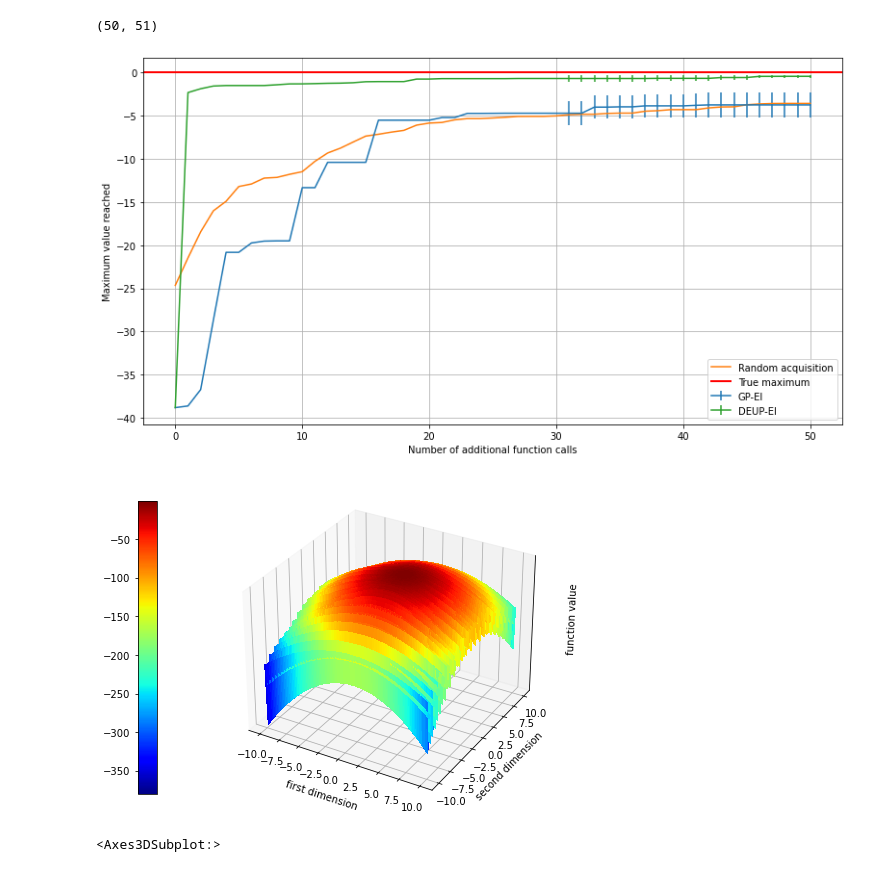
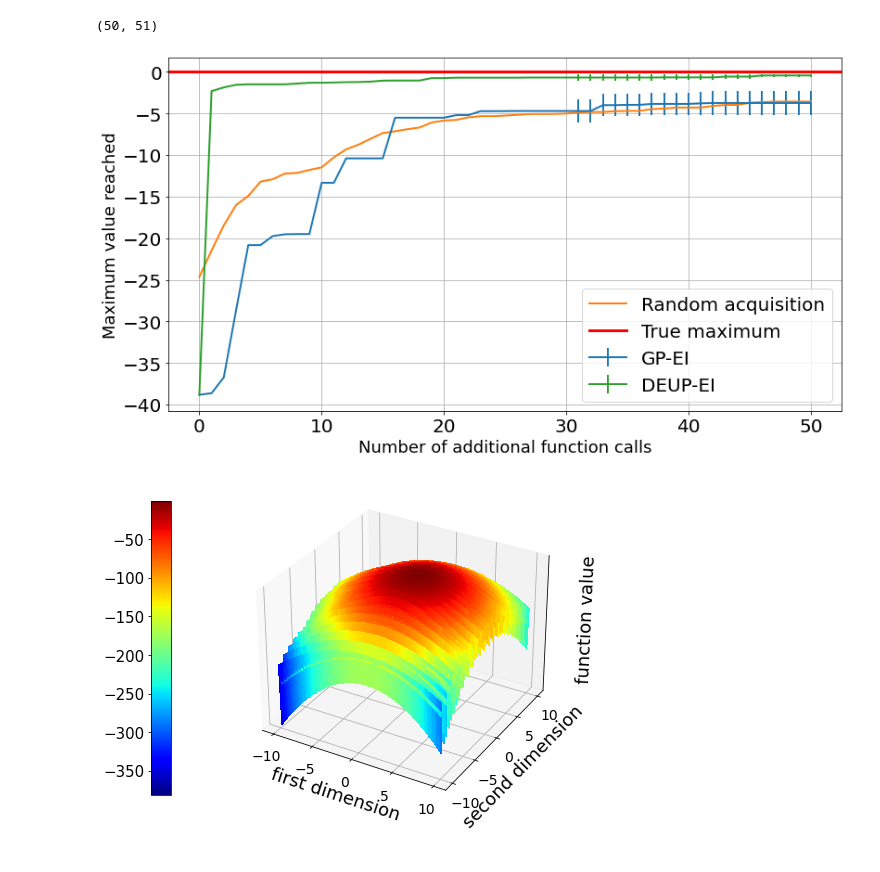
Before and after one commit to MJ10/DEUP, a Jupyter notebook: notebooks/paperfigures.ipynb, the cells around one changed output. Saved outputs shown, nothing was run; the diff lists cells and outputs as text; code cells hidden in the pictures.

```diff
--- a/notebooks/paperfigures.ipynb
+++ b/notebooks/paperfigures.ipynb
@@ -114,52 +114,55 @@ random_acq.shape
 (50, 51)
 # %%
 plt.figure(figsize = (13, 7))
-plt.errorbar(range(1 + n_steps), results['gp'].mean(0), results['gp'].std(0) * (np.arange(51) > 30) / np.sqrt(5), label='GP-EI')
-plt.plot(range(1 + n_steps), random_acq.mean(0), label='Random acquisition')
-plt.errorbar(range(1 + n_steps), results['gpdeup'].mean(0), results['gpdeup'].std(0) * (np.arange(51) > 30) / np.sqrt(5), label='DEUP-EI')
-plt.axhline(0, linewidth=2, color='r', label='True maximum')
-plt.legend()
+plt.errorbar(range(1 + n_steps), results['gp'].mean(0), results['gp'].std(0) * (np.arange(51) > 30) / np.sqrt(5),
+             linewidth=2, label='GP-EI')
+plt.plot(range(1 + n_steps), random_acq.mean(0), linewidth=2, label='Random acquisition')
+plt.errorbar(range(1 + n_steps), results['gpdeup'].mean(0), results['gpdeup'].std(0) * (np.arange(51) > 30) / np.sqrt(5),
+             linewidth=2, label='DEUP-EI')
+plt.axhline(0, linewidth=3, color='r', label='True maximum')
+plt.tick_params(axis='both', which='major', labelsize=20)
+plt.legend(prop={'size': 20})
 plt.grid()
-plt.xlabel("Number of additional function calls")
-plt.ylabel("Maximum value reached")
+plt.xlabel("Number of additional function calls", fontsize=18)
+plt.ylabel("Maximum value reached", fontsize=18)
 plt.savefig('figs/levi_n13_results_appendix.pdf')
 plt.show()
 # %% [output]
-[figure, old version]
+[figure, new version]
 # %%
 from matplotlib import cm
 from matplotlib.ticker import LinearLocator, FormatStrFormatter
 def func(x,y, noise):
     return noise * torch.randn(x.size(0)) - (torch.sin(3 * np.pi * x) ** 2 +
                                                 (x - 1) ** 2 * (1 + torch.sin(3 * np.pi * y) ** 2) +
                                                 (y - 1) ** 2 * (1 + torch.sin(2 * np.pi * y) ** 2))
 
 bounds = (-10, 10)
 fig = plt.figure(figsize=(12, 6))
 ax = fig.add_subplot(1, 1, 1, projection='3d')
 # plot a 3D surface like in the example mplot3d/surface3d_demo
 #ax = fig.gca(projection='3d')
 X = torch.linspace(*bounds, 100)
 Y = torch.linspace(*bounds, 100)
 X, Y = torch.meshgrid(X, Y)
 Z = func(X, Y, 0)
 X = X.numpy()
 Y = Y.numpy()
 Z = Z.numpy()
 surf = ax.plot_surface(X, Y, Z, rstride=1, cstride=1, cmap=cm.jet,
                        linewidth=0, antialiased=False)
 ax.zaxis.set_major_locator(LinearLocator(10))
 ax.zaxis.set_major_formatter(FormatStrFormatter('%.02f'))
-ax.set_xlabel('first dimension')
-ax.set_ylabel('second dimension')
-ax.set_zlabel('function value')
-fig.colorbar(surf, aspect=15, ax=[ax], location='left', shrink=0.9)
+ax.set_xlabel('first dimension', fontsize=18)
+ax.set_ylabel('second dimension', fontsize=18)
+ax.set_zlabel('function value', fontsize=18)
+ax.tick_params(axis='x', which='major', labelsize=14)
+ax.tick_params(axis='y', which='major', labelsize=14)
 ax.set_zticks([])
+
+cbar = fig.colorbar(surf, aspect=15, ax=[ax], location='left', shrink=0.9)
+cbar.ax.tick_params(labelsize=15)
 plt.savefig('figs/levi3d.pdf')
 plt.show()
 # %% [output]
-[figure, old version]
+[figure, new version]
-# %%
-ax
-# %% [output]
-<Axes3DSubplot:>
```
Also changed, not shown: parts of 1 cell of this notebook, 2 other files.
